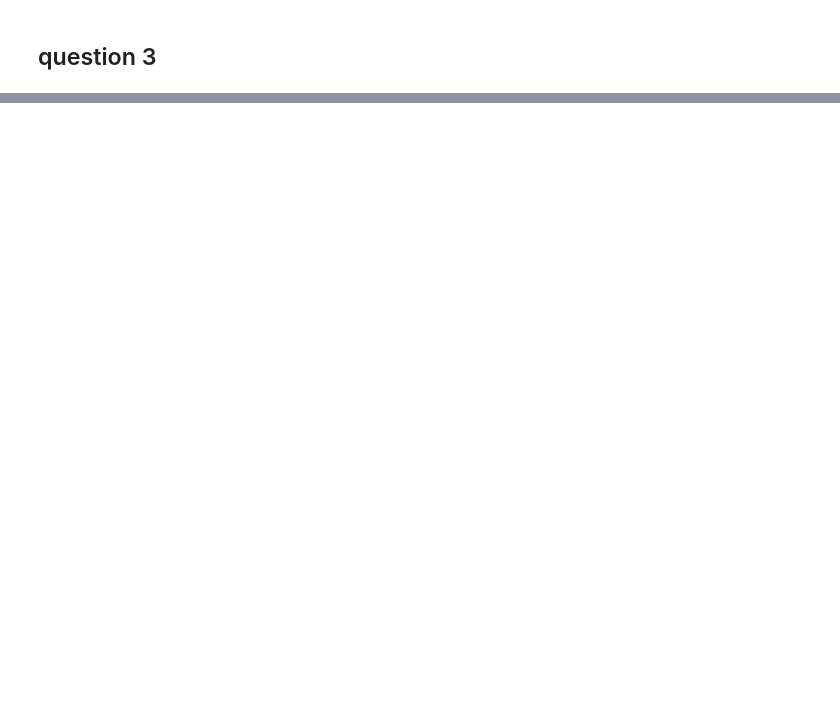
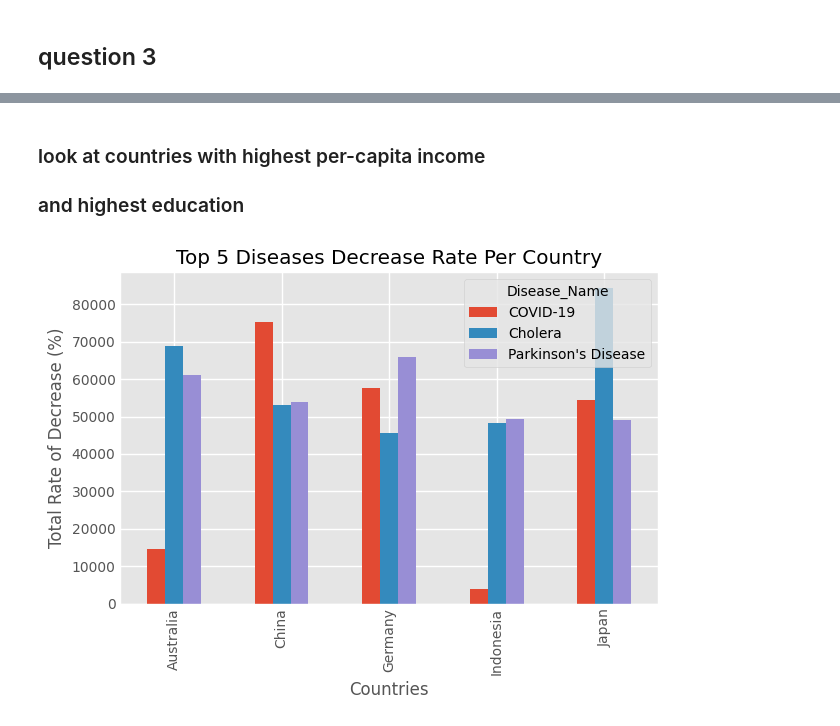
Before and after one commit to AipuAmeh/Global-Health-Stats, a Jupyter notebook: main.ipynb, the cells around one changed output, grey strips where cells are left out. Saved outputs shown, nothing was run; the diff lists cells and outputs as text; code cells hidden in the pictures; blank space fills up the shorter version.

```diff
--- a/main.ipynb
+++ b/main.ipynb
@@ -252,0 +230,18 @@ USA           1.300000 -1.127049  0.807265  -0.809717             1.101101
+# %%
+q4_query = """
+    SELECT a.Country, a.Disease_Name, Per_Capita_Income, Education_Index, Healthcare_Access
+    FROM StagingHealthData a
+    JOIN Top_Diseases b
+    ON a.Disease_Name = b.Disease_Name
+    GROUP BY a.Country, a.Disease_Name
+	;
+"""
+q4_df = pd.read_sql_query(q4_query, conn)
+
+decreased_diseases = ["Cholera", "COVID-19", "Parkinson's Disease"]
+q4_df = q4_df[q4_df['Disease_Name'].isin(decreased_diseases)]
+
+standout_countries = ["Australia" , "China", "Germany", "Indonesia", "Japan"]
+q4_df = q4_df[q4_df['Country'].isin(standout_countries)]
+
+print(q4_df)
@@ -252,0 +266,41 @@ USA           1.300000 -1.127049  0.807265  -0.809717             1.101101
+# %% [markdown]
+### look at countries with highest per-capita income
+### and highest education
+# %%
+# # grouped bar chart
+# species = ("Adelie", "Chinstrap", "Gentoo")
+# penguin_means = {
+#     'Bill Depth': (18.35, 18.43, 14.98),
+#     'Bill Length': (38.79, 48.83, 47.50),
+#     'Flipper Length': (189.95, 195.82, 217.19),
+# }
+
+# fig, ax = plt.subplots(layout='constrained')
+
+# res = ax.grouped_bar(penguin_means, tick_labels=species, group_spacing=1)
+# for container in res.bar_containers:
+#     ax.bar_label(container, padding=3)
+
+# # Add some text for labels, title, etc.
+# ax.set_ylabel('Length (mm)')
+# ax.set_title('Penguin attributes by species')
+# ax.legend(loc='upper left', ncols=3)
+# ax.set_ylim(0, 250)
+
+# plt.show()
+
+pivot_df_grouped_bar = q4_df.pivot_table(
+    index="Country",
+    columns="Disease_Name",
+    values="Per_Capita_Income",
+    aggfunc="sum"
+)
+
+ax = pivot_df_grouped_bar.plot(kind="bar")
+ax.set_title("Top 5 Diseases Decrease Rate Per Country")
+ax.set_xlabel("Countries")
+ax.set_ylabel("Total Rate of Decrease (%)")
+plt.tight_layout()
+plt.show()
+# %% [output]
+[figure, added]
```
Also changed, not shown: parts of 9 cells of this notebook.
